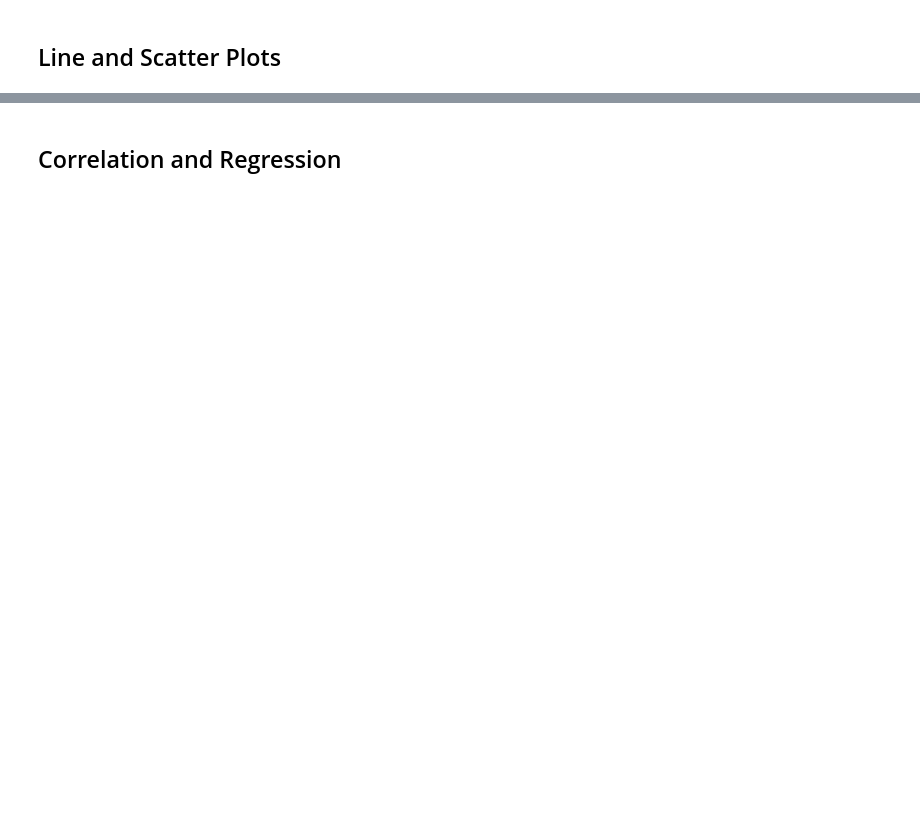
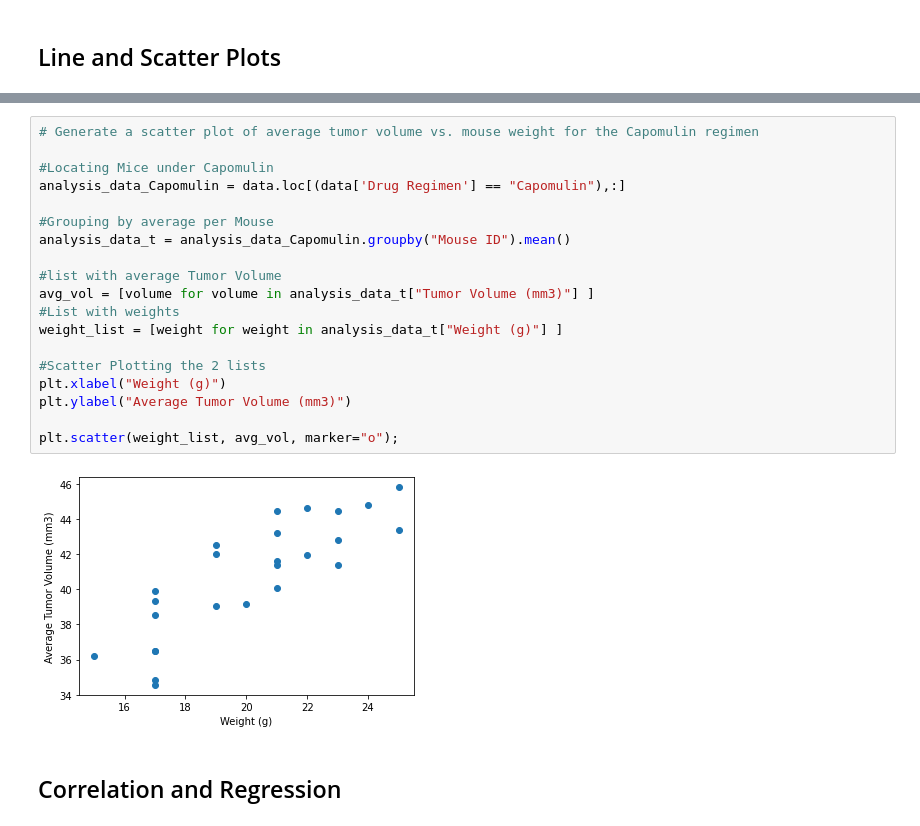
Before and after one commit to lcardsvr/Module---5-Challenge, a Jupyter notebook: Pymaceuticals/pymaceuticals_starter.ipynb, the cells around one changed output, grey strips where cells are left out. Drawn from its saved outputs; the diff is of its cells as text; blank space fills up the shorter version.

Commit message:
Analysis report
Analysis report added

```diff
--- a/Pymaceuticals/pymaceuticals_starter.ipynb
+++ b/Pymaceuticals/pymaceuticals_starter.ipynb
@@ -480,2 +430,23 @@ ax1.boxplot(tumor_df)
+# %%
+# Generate a scatter plot of average tumor volume vs. mouse weight for the Capomulin regimen
+
+#Locating Mice under Capomulin
+analysis_data_Capomulin = data.loc[(data['Drug Regimen'] == "Capomulin"),:]
+
+#Grouping by average per Mouse
+analysis_data_t = analysis_data_Capomulin.groupby("Mouse ID").mean()
+
+#list with average Tumor Volume
+avg_vol = [volume for volume in analysis_data_t["Tumor Volume (mm3)"] ]
+#List with weights
+weight_list = [weight for weight in analysis_data_t["Weight (g)"] ]
+
+#Scatter Plotting the 2 lists
+plt.xlabel("Weight (g)")
+plt.ylabel("Average Tumor Volume (mm3)")
+
+plt.scatter(weight_list, avg_vol, marker="o");
+# %% [output]
+[figure, added]
 # %% [markdown]
 ## Correlation and Regression
```
Also changed, not shown: parts of 21 cells of this notebook, 6 other files.
